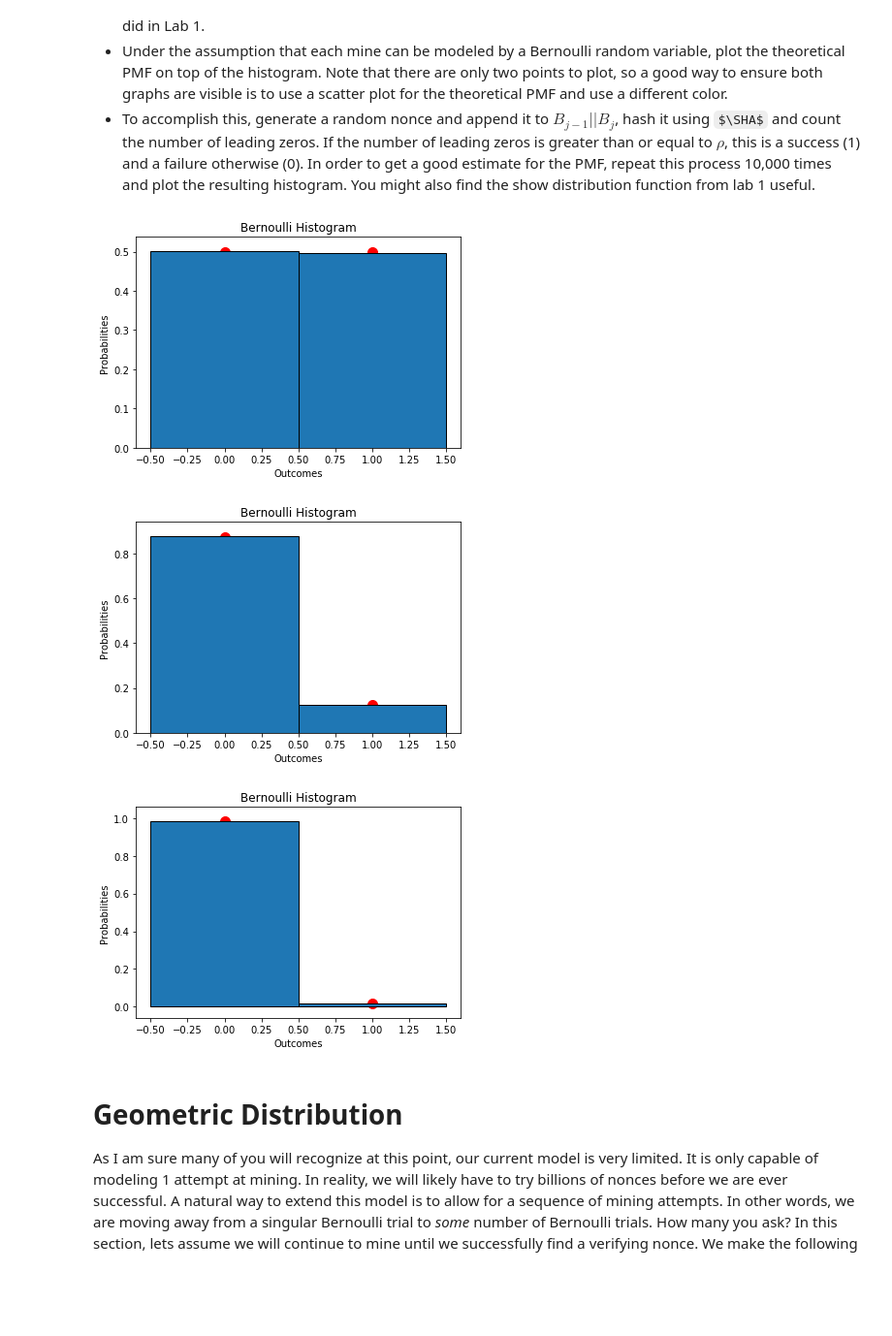
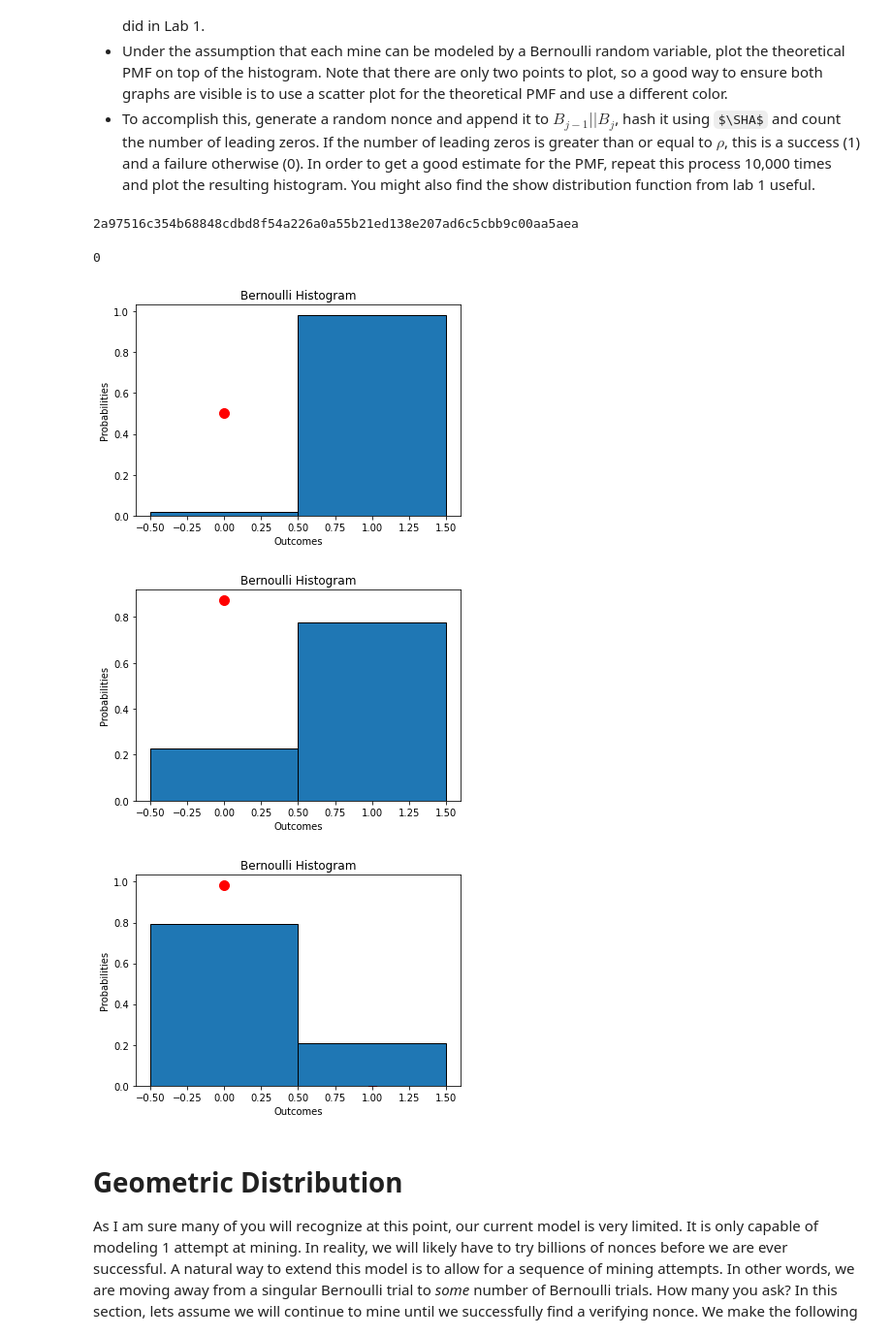
Before and after one commit to ghostpress/CS237-Summer-2-2021, a Jupyter notebook: HW2/HW2.ipynb, the cells around one changed output. Shown: that part at 97% size. Saved outputs shown, nothing was run; the diff lists cells and outputs as text; code cells hidden in the pictures; some formulas as TeX source; blank space fills up the shorter version.

```diff
--- a/HW2/HW2.ipynb
+++ b/HW2/HW2.ipynb
@@ -142,20 +161,52 @@ def hash_mine(b_old, b_new, rho):
+# %%
+import string
+import random
+
+# Hash Mine
+# HASH EXAMPLE
+inp = "demo".encode("utf-8")
+print(hashlib.sha256(inp).hexdigest())
+
+def hash_mine(b_old, b_new, rho):
+
+    # generate a random nonce of length 10
+    r = "".join(random.choices(string.ascii_lowercase + string.digits, k = 10))
+
+    # append it to the block and encode
+    to_hash = (b_old + b_new + r).encode("utf-8")
+
+    # hash using SHA256
+    hashed = hashlib.sha256(to_hash).hexdigest()
+
+    # count the leading zeroes: success if >= rho, fail if not
+    counter = Counter(hashed)
+    if counter['0'] >= rho:
+        return 1
+    else:
+        return 0
+
+hash_mine("wubba lubba", "dub dub", 3)
+# %% [output]
+2a97516c354b68848cdbd8f54a226a0a55b21ed138e207ad6c5cbb9c00aa5aea
+0
 # %%
-# Histrogram
-def bernoulli_hist(b_old, b_new,rho, N=10000):
-    results=[ hash_mine(b_old,b_new,rho)[0] for i in range(N) ] # we only need the result
-    p = 1.0 / 2.0 ** rho
+# Histogram
+def bernoulli_hist(b_old, b_new, rho, N=10000):
+    results=[ hash_mine(b_old, b_new, rho) for i in range(N) ] #[0] for i in range(N) ] # we only need the result
+    p = 1.0 / (2.0 ** rho)
     show_distribution(results, "Bernoulli Histogram")
     plt.scatter([0, 1], [1.0-p,  p], c="r", marker='o' , s=100)
     plt.xlabel("Outcomes")
     plt.ylabel("Probabilities")
     plt.show()
+
 bernoulli_hist('wubba lubba ', 'dub dub', 1)
 bernoulli_hist('wubba lubba ', 'dub dub', 3)
 bernoulli_hist('wubba lubba ', 'dub dub', 6)
 # %% [output]
-[figure, old version]
+[figure, new version]
-[figure, old version]
+[figure, new version]
-[figure, old version]
+[figure, new version]
 # %% [markdown]
 # Geometric Distribution
 
```
Also changed, not shown: parts of 19 cells of this notebook.
